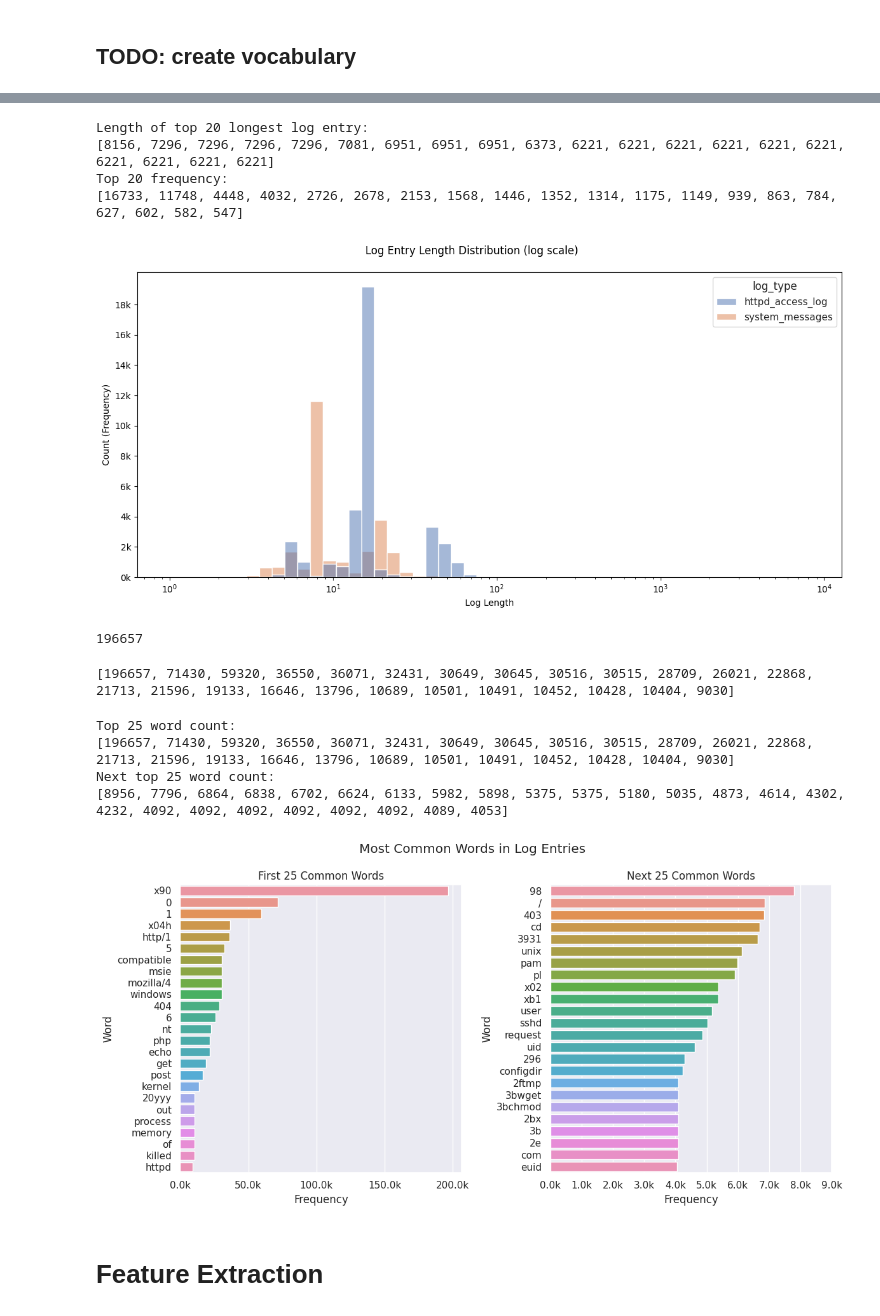
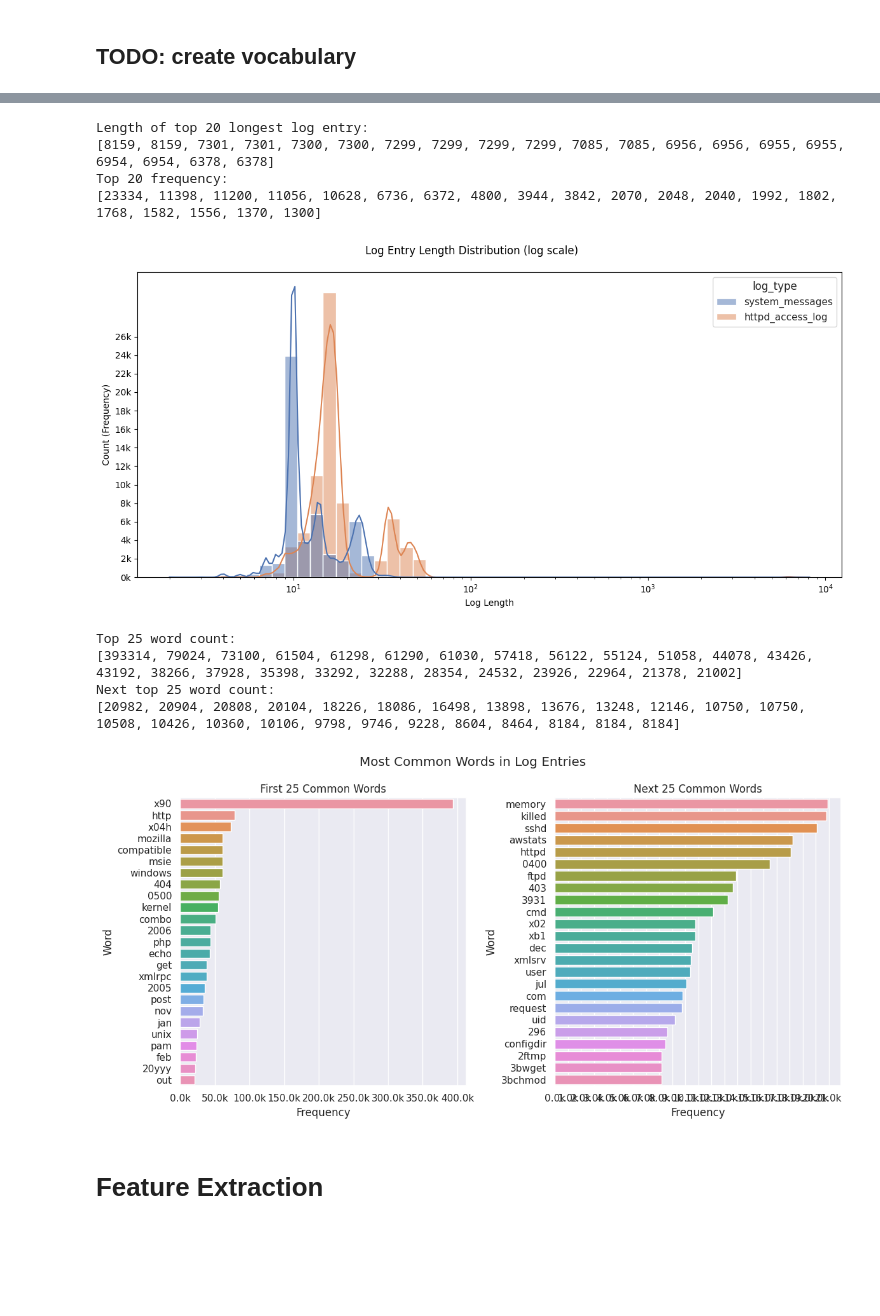
Before and after one commit to fc510/sctp-caps-log-classifier, a Jupyter notebook: sctp_ml_log_data_RandomForestClassifier.ipynb, the cells around one changed output, grey strips where cells are left out. Cells and saved outputs as stored; diff of their text form; code cells hidden in the pictures; blank space fills up the shorter version.

Commit message:
improved offline inference tests

```diff
--- a/sctp_ml_log_data_RandomForestClassifier.ipynb
+++ b/sctp_ml_log_data_RandomForestClassifier.ipynb
@@ -438,7 +441,8 @@ def httpd_access_log_to_csv(p_file: str = None) -> list:
             # k[2] = (k[2]
             #         .replace('"', '][')
             #         )        # print(k)
-            k[2] = k[2][1:-1]
+            # k[2] = k[2][1:-1]
+            k[2] = i # keep the entire log entry training
             k.append('httpd_access_log')
             logs.append(k)
     return logs
@@ -571,7 +575,8 @@ def sys_msg_to_csv(p_file: str = None) -> list:
             # print(f"{len(tmp)} {tmp}")
             k[1] = tmp[0].strip()
             if len(tmp)>1:
-                k.append(tmp[1].strip())
+                # k.append(tmp[1].strip())
+                k.append(i) # keep the entire log entry for training
             else:
                 k.append([''])
             k.append('system_messages')
@@ -820,56 +825,37 @@ def eda_word_count(p_df: pandas.DataFrame=None,
 
     fig, ax = plt.subplots(1,1, figsize=(12, 6))
     fig.suptitle('Log Entry Length Distribution (log scale)')
 
     # sns.set_theme(style="darkgrid")
     sns.set_theme(style='ticks')
     # set log scale for better visibility to distribution
     # sns.histplot(data=p_df, x='log_length', hue='log_type',bins=50)
-    sns.histplot(data=p_df, x='log_length', hue='log_type',bins=50, log_scale=True)
+    sns.histplot(data=p_df, x='log_length', hue='log_type',bins=50, log_scale=True, kde=True )
 
     x_limit = (int(sorted(df['log_length'], reverse=True)[0]/1000)*1000)+1000
     y_limit = (int(sorted(list(common_occurrence.values()), reverse=True)[0]/1000)*1000)+1000*4
 
     # xticks = np.arange(0,x_limit,1000)
     # xlabels = [f'{x // 1000}k' for x in xticks]
     # ax.set_xticks(xticks)
     # ax.set_xticklabels(xlabels)
 
     yticks = np.arange(0,y_limit,1000*2)
     ylabels = [f'{x // 1000}k' for x in yticks]
     ax.set_yticks(yticks)
     ax.set_yticklabels(ylabels)
     ax.set_ylabel('Count (Frequency)')
 
     ax.set_xlabel('Log Length')
     fig.tight_layout()
 
 eda_word_count(df, p_col_content='content', p_col_hue='log_type')
 # %% [output]
 Length of top 20 longest log entry:
-[8156, 7296, 7296, 7296, 7296, 7081, 6951, 6951, 6951, 6373, 6221, 6221, 6221, 6221, 6221, 6221, 6221, 6221, 6221, 6221]
+[8159, 8159, 7301, 7301, 7300, 7300, 7299, 7299, 7299, 7299, 7085, 7085, 6956, 6956, 6955, 6955, 6954, 6954, 6378, 6378]
 Top 20 frequency:
-[16733, 11748, 4448, 4032, 2726, 2678, 2153, 1568, 1446, 1352, 1314, 1175, 1149, 939, 863, 784, 627, 602, 582, 547]
+[23334, 11398, 11200, 11056, 10628, 6736, 6372, 4800, 3944, 3842, 2070, 2048, 2040, 1992, 1802, 1768, 1582, 1556, 1370, 1300]
-[figure, old version]
+[figure, new version]
-# %%
-t1 = ('x90', 196657)
-print(list(t1)[1])
-# %% [output]
-196657
-# %%
-def test():
-    from collections import Counter
-    all_words = ' '.join(df['content']).split()
-    # print(f"all_words >>> {all_words}")
-    common_words = Counter(all_words).most_common(50)
-    # [ list(i)[1] for i in common_words[:25] ]
-    print(sorted([ list(i)[1] for i in common_words[:25] ], reverse=True))
-
-    # print((int(sorted(common_words[:25], reverse=True)[0]/1000)*1000)+1000)
-
-test()
-# %% [output]
-[196657, 71430, 59320, 36550, 36071, 32431, 30649, 30645, 30516, 30515, 28709, 26021, 22868, 21713, 21596, 19133, 16646, 13796, 10689, 10501, 10491, 10452, 10428, 10404, 9030]
 # %%
 # EDA - word frequecy
 
@@ -920,10 +906,10 @@ def eda_word_freq(p_df: pandas.Series=None)->None:
 eda_word_freq(df['content'])
 # %% [output]
 Top 25 word count:
-[196657, 71430, 59320, 36550, 36071, 32431, 30649, 30645, 30516, 30515, 28709, 26021, 22868, 21713, 21596, 19133, 16646, 13796, 10689, 10501, 10491, 10452, 10428, 10404, 9030]
+[393314, 79024, 73100, 61504, 61298, 61290, 61030, 57418, 56122, 55124, 51058, 44078, 43426, 43192, 38266, 37928, 35398, 33292, 32288, 28354, 24532, 23926, 22964, 21378, 21002]
 Next top 25 word count:
-[8956, 7796, 6864, 6838, 6702, 6624, 6133, 5982, 5898, 5375, 5375, 5180, 5035, 4873, 4614, 4302, 4232, 4092, 4092, 4092, 4092, 4092, 4092, 4089, 4053]
+[20982, 20904, 20808, 20104, 18226, 18086, 16498, 13898, 13676, 13248, 12146, 10750, 10750, 10508, 10426, 10360, 10106, 9798, 9746, 9228, 8604, 8464, 8184, 8184, 8184]
-[figure, old version]
+[figure, new version]
 # %% [markdown]
 # Feature Extraction
 # %%
```
Also changed, not shown: parts of 15 cells of this notebook.
